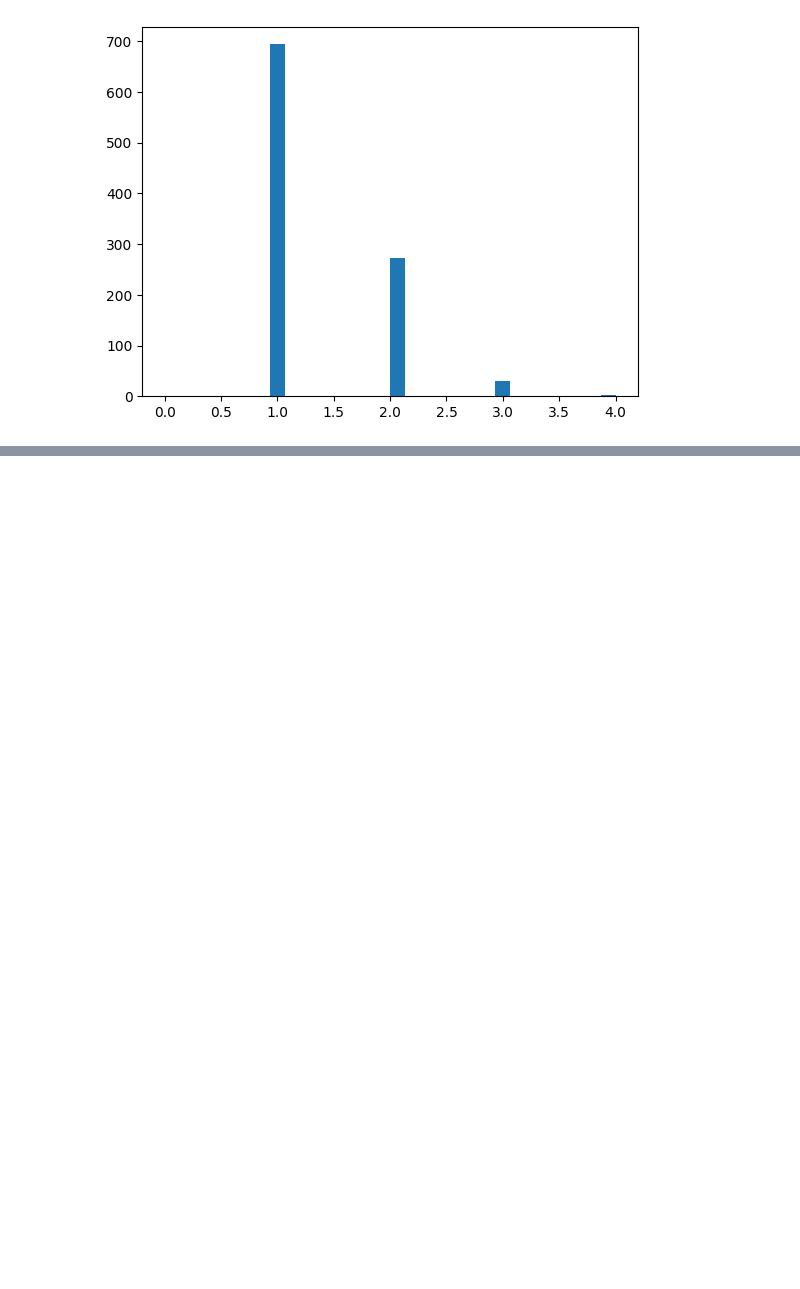
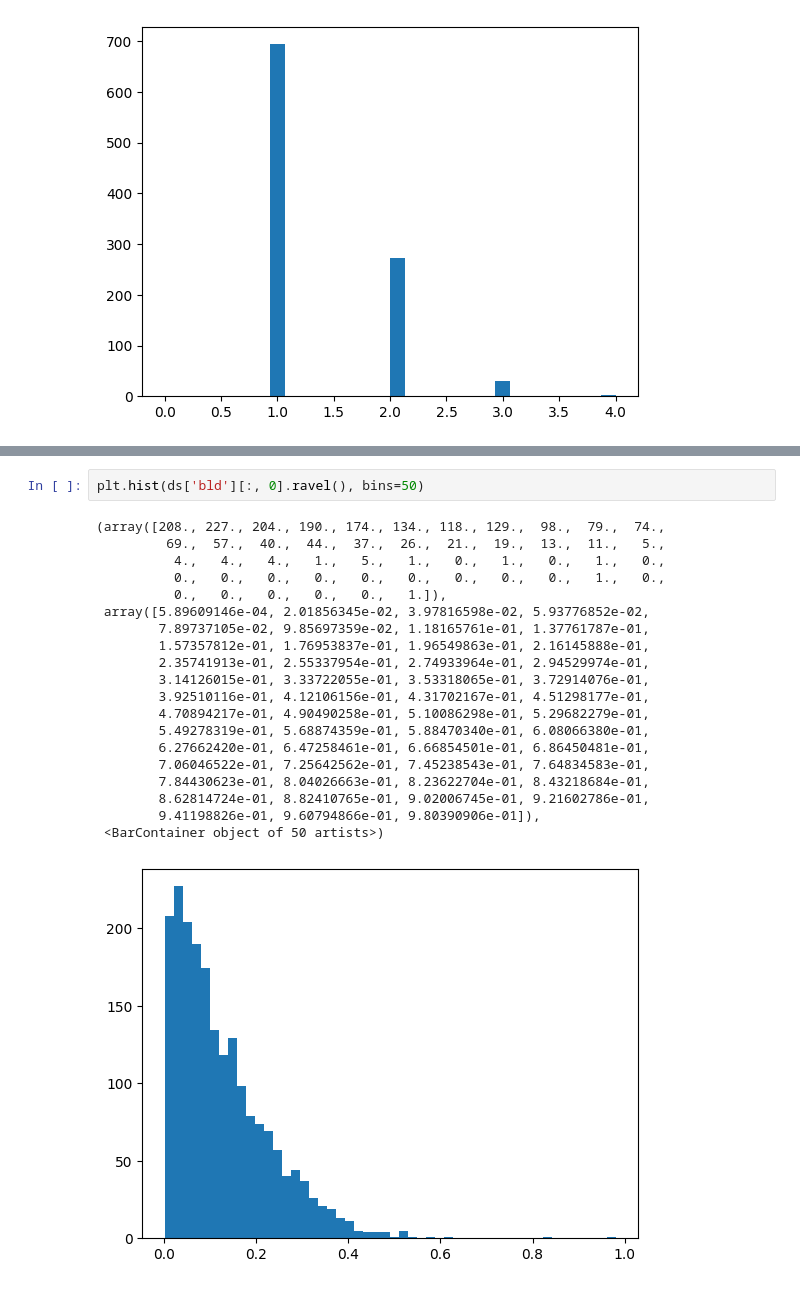
Before and after one commit to ismael-mendoza/bliss, a Jupyter notebook: experiment/notebooks/explore/check-pair-sim1.ipynb, the cells around one changed output, grey strips where cells are left out. Saved outputs shown, nothing was run; the diff lists cells and outputs as text; blank space fills up the shorter version.

```diff
--- a/experiment/notebooks/explore/check-pair-sim1.ipynb
+++ b/experiment/notebooks/explore/check-pair-sim1.ipynb
@@ -386,0 +428,23 @@ plt.hist(n_sources, bins=30)
+# %%
+plt.hist(ds['bld'][:, 0].ravel(), bins=50)
+# %% [output]
+(array([208., 227., 204., 190., 174., 134., 118., 129.,  98.,  79.,  74.,
+         69.,  57.,  40.,  44.,  37.,  26.,  21.,  19.,  13.,  11.,   5.,
+          4.,   4.,   4.,   1.,   5.,   1.,   0.,   1.,   0.,   1.,   0.,
+          0.,   0.,   0.,   0.,   0.,   0.,   0.,   0.,   0.,   1.,   0.,
+          0.,   0.,   0.,   0.,   0.,   1.]),
+ array([5.89609146e-04, 2.01856345e-02, 3.97816598e-02, 5.93776852e-02,
+        7.89737105e-02, 9.85697359e-02, 1.18165761e-01, 1.37761787e-01,
+        1.57357812e-01, 1.76953837e-01, 1.96549863e-01, 2.16145888e-01,
+        2.35741913e-01, 2.55337954e-01, 2.74933964e-01, 2.94529974e-01,
+        3.14126015e-01, 3.33722055e-01, 3.53318065e-01, 3.72914076e-01,
+        3.92510116e-01, 4.12106156e-01, 4.31702167e-01, 4.51298177e-01,
+        4.70894217e-01, 4.90490258e-01, 5.10086298e-01, 5.29682279e-01,
+        5.49278319e-01, 5.68874359e-01, 5.88470340e-01, 6.08066380e-01,
+        6.27662420e-01, 6.47258461e-01, 6.66854501e-01, 6.86450481e-01,
+        7.06046522e-01, 7.25642562e-01, 7.45238543e-01, 7.64834583e-01,
+        7.84430623e-01, 8.04026663e-01, 8.23622704e-01, 8.43218684e-01,
+        8.62814724e-01, 8.82410765e-01, 9.02006745e-01, 9.21602786e-01,
+        9.41198826e-01, 9.60794866e-01, 9.80390906e-01]),
+ <BarContainer object of 50 artists>)
+[figure, added]
```
Also changed, not shown: parts of 34 cells of this notebook.
